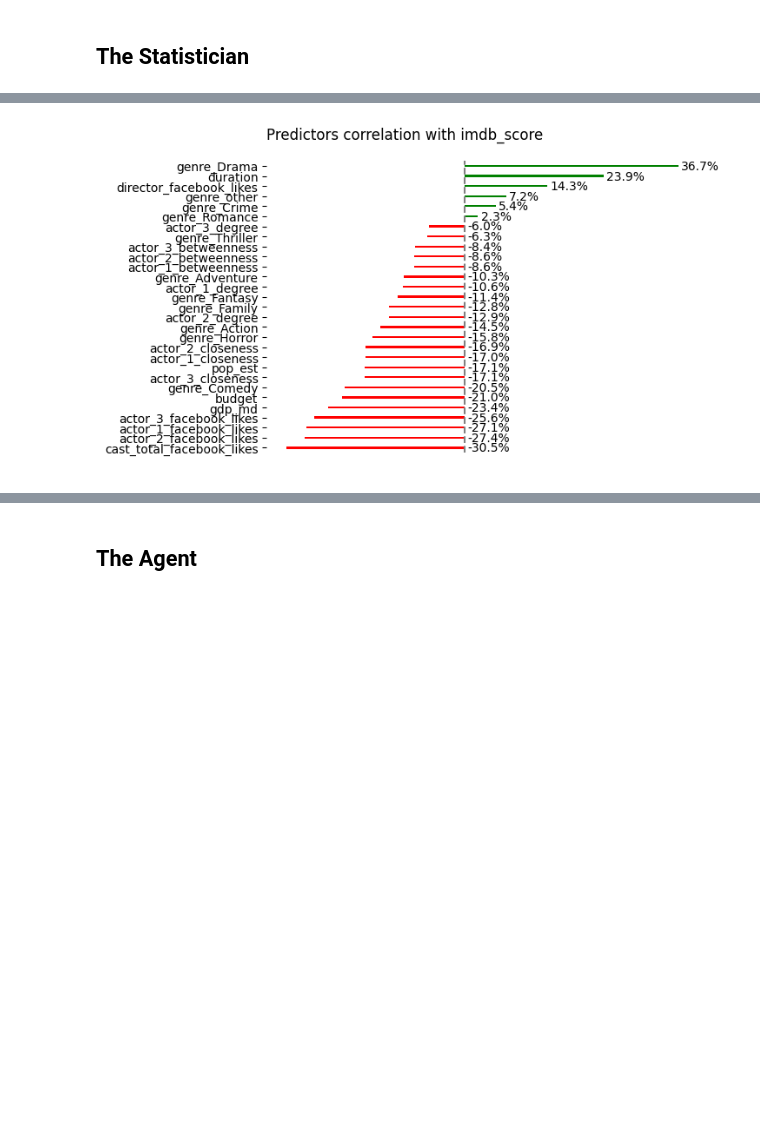
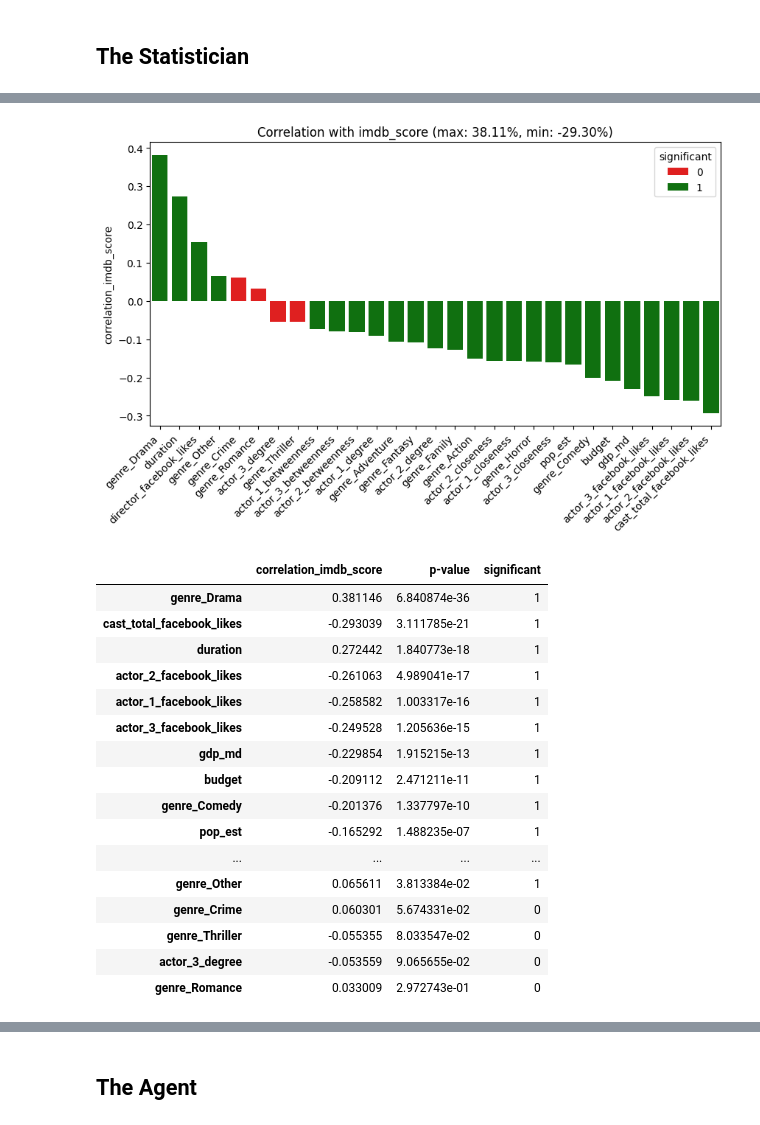
Before and after one commit to MathieuDemarets/hackathon, a Jupyter notebook: scripts/movie_cfo.ipynb, the cells around one changed output, grey strips where cells are left out. Cells and saved outputs as stored; diff of their text form; code cells hidden in the pictures; blank space fills up the shorter version.

```diff
--- a/scripts/movie_cfo.ipynb
+++ b/scripts/movie_cfo.ipynb
@@ -489,26 +516,25 @@ class MDO_Statistician(MDO_Researcher):
             cond_in_pred = self.full.columns.isin(self.pred_columns)
             cond_not_obj = self.full.dtypes != "object"
             predictors = self.full.columns[cond_in_pred & cond_not_obj]
-        corr = self.full[list(predictors) + [target]].corr()[target].sort_values(
-            ascending=False).drop(target)
-        corr.columns = [f"Correlation with {target}"]
 
-        # Plot the correlations if needed
+        corr = pd.DataFrame(columns=[f"correlation_{target}","p-value"])
+        for pred in predictors:
+            corr.loc[pred] = pearsonr(self.full[pred], self.full[target])
+        corr["significant"] = (corr["p-value"] < 0.05).astype(int)
+        corr.sort_values(by=f"correlation_{target}", ascending=False, inplace=True)
+
         if plot:
-            corr_plt = corr.sort_values(ascending=True)
-            plt.barh(
-                corr_plt.index, corr_plt.values, height=0.2,
-                color=['red' if x < 0 else 'green' for x in corr_plt.values])
-            for feature, correlation in enumerate(corr_plt):
-                plt.text(max(correlation,0)+0.005, feature, '{:.1%}'.format(correlation), va='center')
-            plt.box(False)
-            plt.vlines(0, -0.5, len(corr_plt)-0.5, linestyles='dashed', colors='grey')
-            plt.xticks([])
-            plt.title(f"Predictors correlation with {target}", loc='left')
+            plt.figure(figsize=(10, 5))
+            sns.barplot(x=corr.index, y=corr[f"correlation_{target}"], hue=corr["significant"], palette=["r", "g"])
+            plt.xticks(rotation=45, ha="right")
+            plt.title("".join([
+                f"Correlation with {target}",
+                f" (max: {corr[f"correlation_{target}"].max():.2%},",
+                f" min: {corr[f"correlation_{target}"].min():.2%})"]))
+            plt.xlabel("")
             plt.show()
 
-        # Return the correlations
-        return corr.to_frame()
+        return corr.sort_values(by="p-value", ascending=True)
 
     #># Method 3:
 
@@ -642,7 +666,7 @@ NameError: name 'MDO_Researcher' is not defined
 # Initialize the class and prepare the data
 steve = MDO_Statistician.from_enriched(
     pre="../data/pre_release.csv", after="../data/after_release.csv",
-    path="../data/enriched_data.csv")
+    path="../data/enriched_data.csv", drop_na=True)
 steve.get_dist_financials(plot=True)
 steve.show_me_the_world()
 # %% [output]
@@ -650,12 +674,29 @@ steve.show_me_the_world()
 [interactive output not drawn]
 # %%
 # Are the financial and public success of a movie comming from the same factors?
-_ = steve.get_correlation("imdb_score", plot=True)
+display(steve.get_correlation("imdb_score", plot=True))
 _ = steve.get_correlation("gross", plot=True)
 _ = steve.get_correlation("profit", plot=True)
 
 print(steve.get_anova("imdb_score"))
 print(steve.get_anova("gross"))
 print(steve.get_anova("profit"))
 # %% [output]
-[figure, old version]
+[figure, new version]
+|  | correlation_imdb_score | p-value | significant |
+| genre_Drama | 0.381146 | 6.840874e-36 | 1 |
+| cast_total_facebook_likes | -0.293039 | 3.111785e-21 | 1 |
+| duration | 0.272442 | 1.840773e-18 | 1 |
+| actor_2_facebook_likes | -0.261063 | 4.989041e-17 | 1 |
+| actor_1_facebook_likes | -0.258582 | 1.003317e-16 | 1 |
+| actor_3_facebook_likes | -0.249528 | 1.205636e-15 | 1 |
+| gdp_md | -0.229854 | 1.915215e-13 | 1 |
+| budget | -0.209112 | 2.471211e-11 | 1 |
+| genre_Comedy | -0.201376 | 1.337797e-10 | 1 |
+| pop_est | -0.165292 | 1.488235e-07 | 1 |
+| ... | ... | ... | ... |
+| genre_Other | 0.065611 | 3.813384e-02 | 1 |
+| genre_Crime | 0.060301 | 5.674331e-02 | 0 |
+| genre_Thriller | -0.055355 | 8.033547e-02 | 0 |
+| actor_3_degree | -0.053559 | 9.065655e-02 | 0 |
+| genre_Romance | 0.033009 | 2.972743e-01 | 0 |
```
Also changed, not shown: parts of 17 cells of this notebook, 16 other files.
